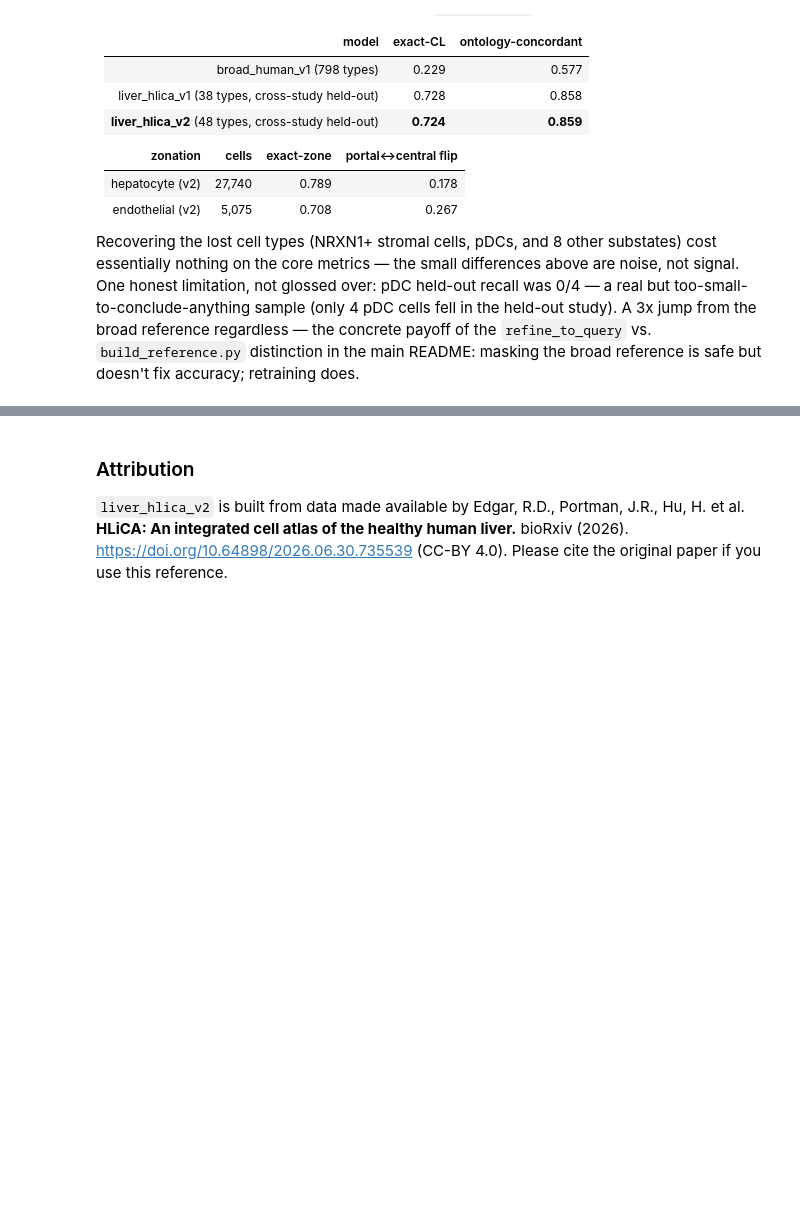
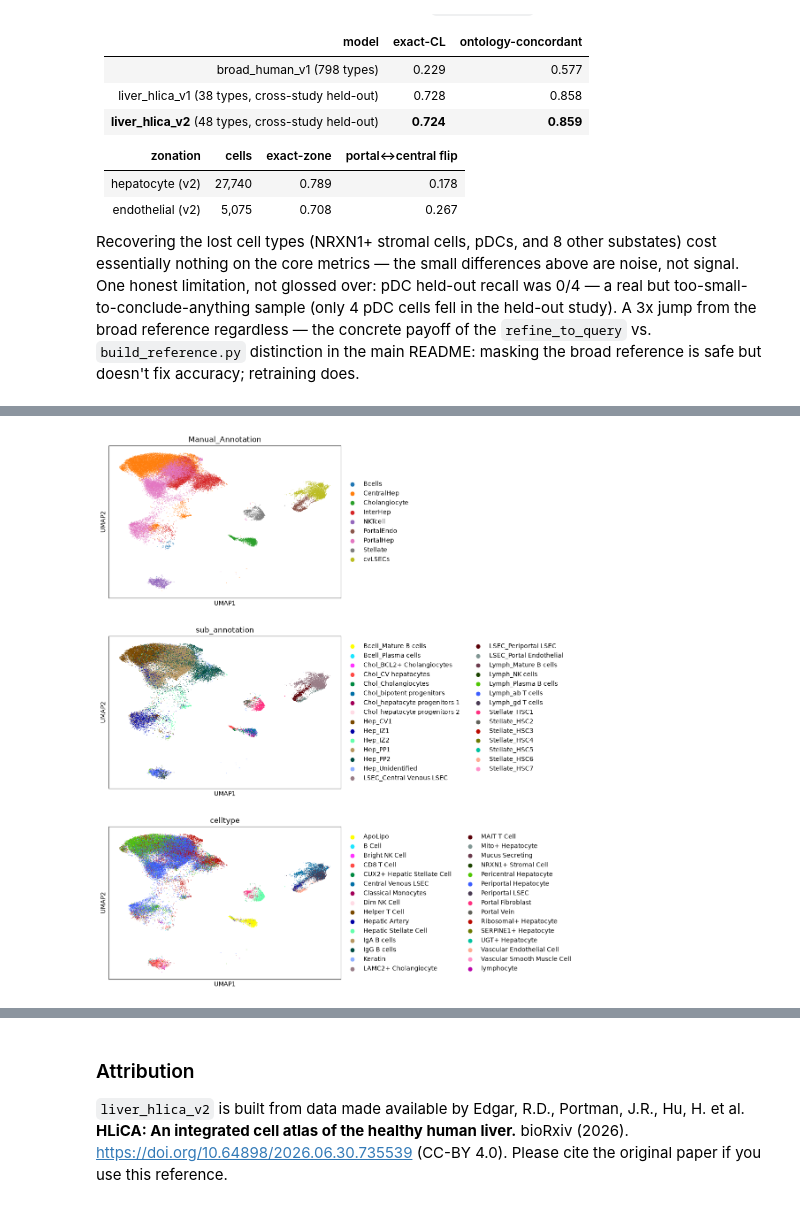
Before and after one commit to iandriver/actinn-jax, a Jupyter notebook: examples/liver_zonation.ipynb, the cells around one changed output, grey strips where cells are left out. Saved outputs shown, nothing was run; the diff lists cells and outputs as text; code cells hidden in the pictures; blank space fills up the shorter version.

```diff
--- a/examples/liver_zonation.ipynb
+++ b/examples/liver_zonation.ipynb
@@ -188,0 +330,8 @@ annotated 5,566 cells in 0.3s (usage illustration -- see numbers above for the r
+# %%
+adata3 = liver_out[liver_out.obs['celltype'].isin([a[0] for a in Counter(liver_out.obs['celltype']).most_common() if a[1]>10])].copy()
+# %%
+adata3.uns['celltype_colors']={}
+# %%
+sc.pl.umap(adata3, color=['Manual_Annotation','sub_annotation','celltype'], ncols=1)
+# %% [output]
+[figure, added]
```
Also changed, not shown: parts of 24 cells of this notebook, 5 other files.
